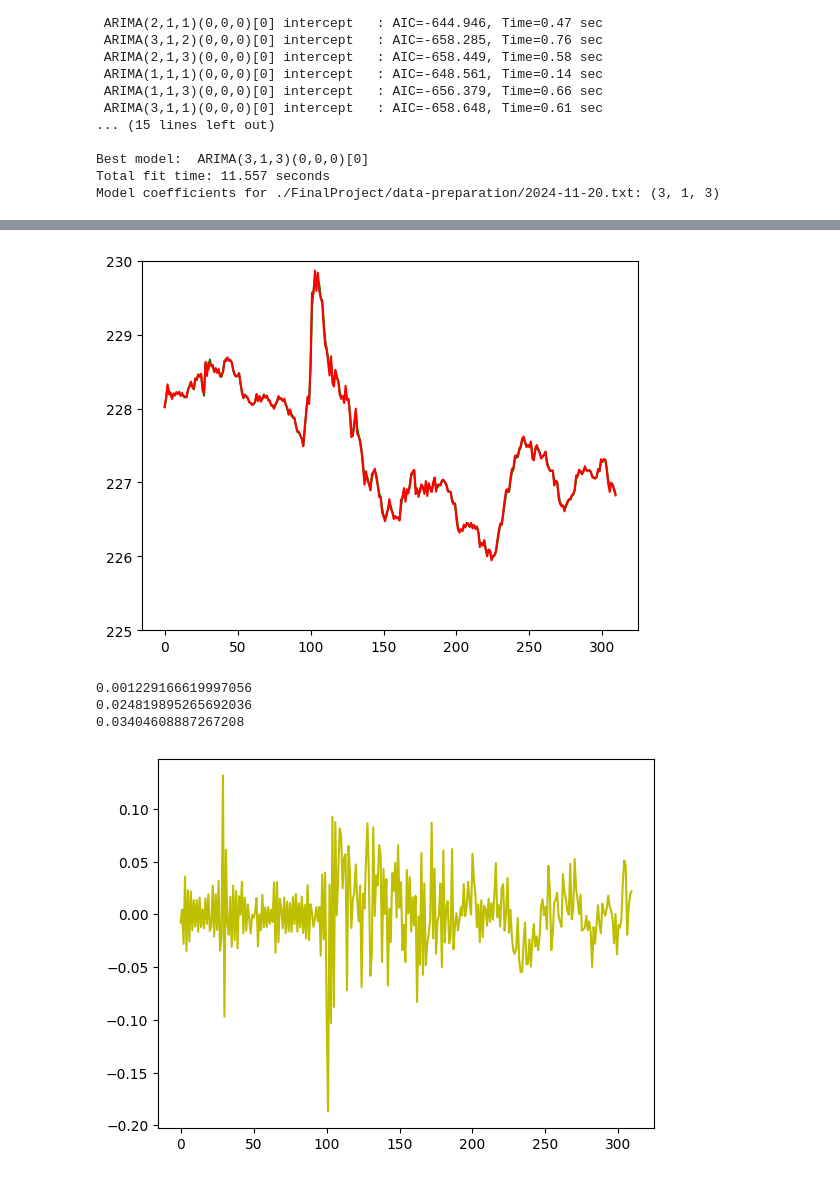
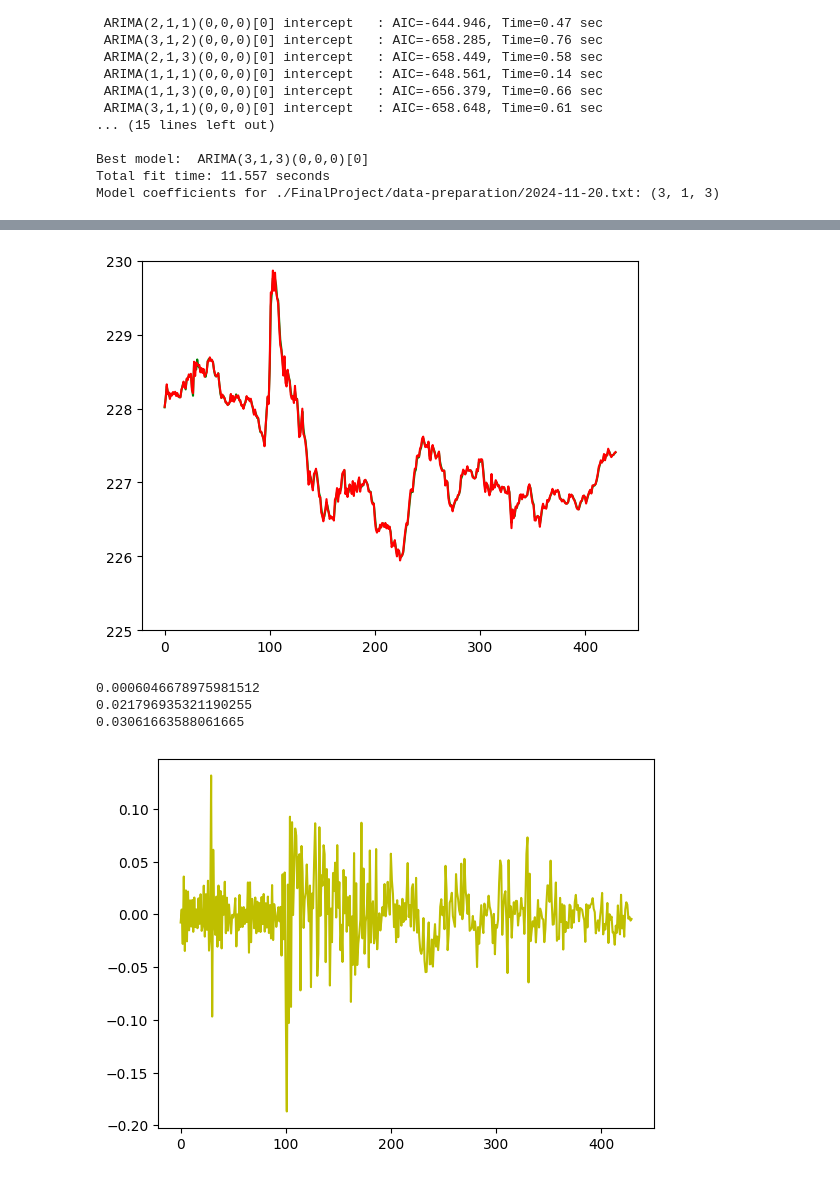
Before and after one commit to serhiimytsyk/CloudComputing, a Jupyter notebook: Untitled.ipynb, the cells around one changed output, grey strips where cells are left out. Saved outputs shown, nothing was run; the diff lists cells and outputs as text; code cells hidden in the pictures.

```diff
--- a/Untitled.ipynb
+++ b/Untitled.ipynb
@@ -893,6 +893,5 @@ plt.show()
 # %%
 import pandas as pd
-from queue import deque
 import warnings
 warnings.filterwarnings("ignore", message="Non-stationary starting autoregressive parameters")
 warnings.filterwarnings("ignore", message="Non-invertible starting MA parameters")
@@ -902,36 +901,35 @@ p, d, q = 2, 1, 1
 l = 50
 idx = 0
 
-values = deque()
+values = []
 predictions = []
 
 def predict(next_value, index):
     values.append(next_value)
 
     if index < l:
         return None
 
-    #values.popleft()
     data = pd.Series(values)
     new_model = ARIMA(data, order=(p, d, q))
     model = new_model.fit()
     return model.forecast(steps=1).iloc[0]
 
 for value in dataset2:
     prediction = predict(value, idx)
     idx += 1
     if prediction == None:
         continue
     predictions.append(prediction)
 
 
 x_values = list(range(len(predictions)))
 plt.plot(x_values, dataset2[l:], color='g')
 plt.plot(x_values, predictions, color='r')
 plt.ylim(225, 230)
 plt.show()
 # %% [output]
-[figure, old version]
+[figure, new version]
 # %%
 plt.plot(x_values, dataset2[l:] - predictions, color='y')
 print(np.mean(np.array(dataset2[l:] - predictions)))
@@ -939,7 +937,7 @@ print(np.mean(np.abs(np.array(dataset2[l:] - predictions))))
 print(np.sqrt(np.mean(np.array(dataset2[l:] - predictions) ** 2)))
 plt.show()
 # %% [output]
-0.001229166619997056
-0.024819895265692036
-0.03404608887267208
+0.0006046678975981512
+0.021796935321190255
+0.03061663588061665
-[figure, old version]
+[figure, new version]
```
Also changed, not shown: parts of 2 cells of this notebook, 16 other files.
